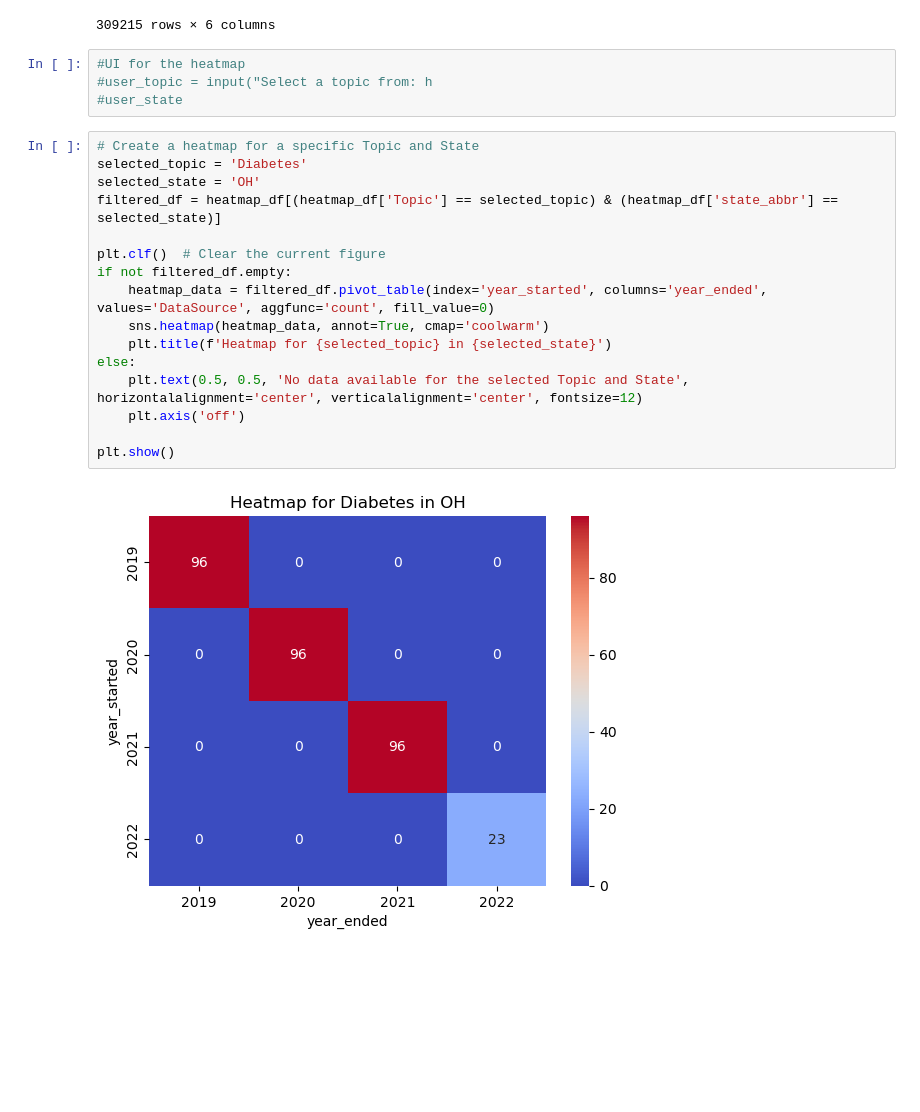
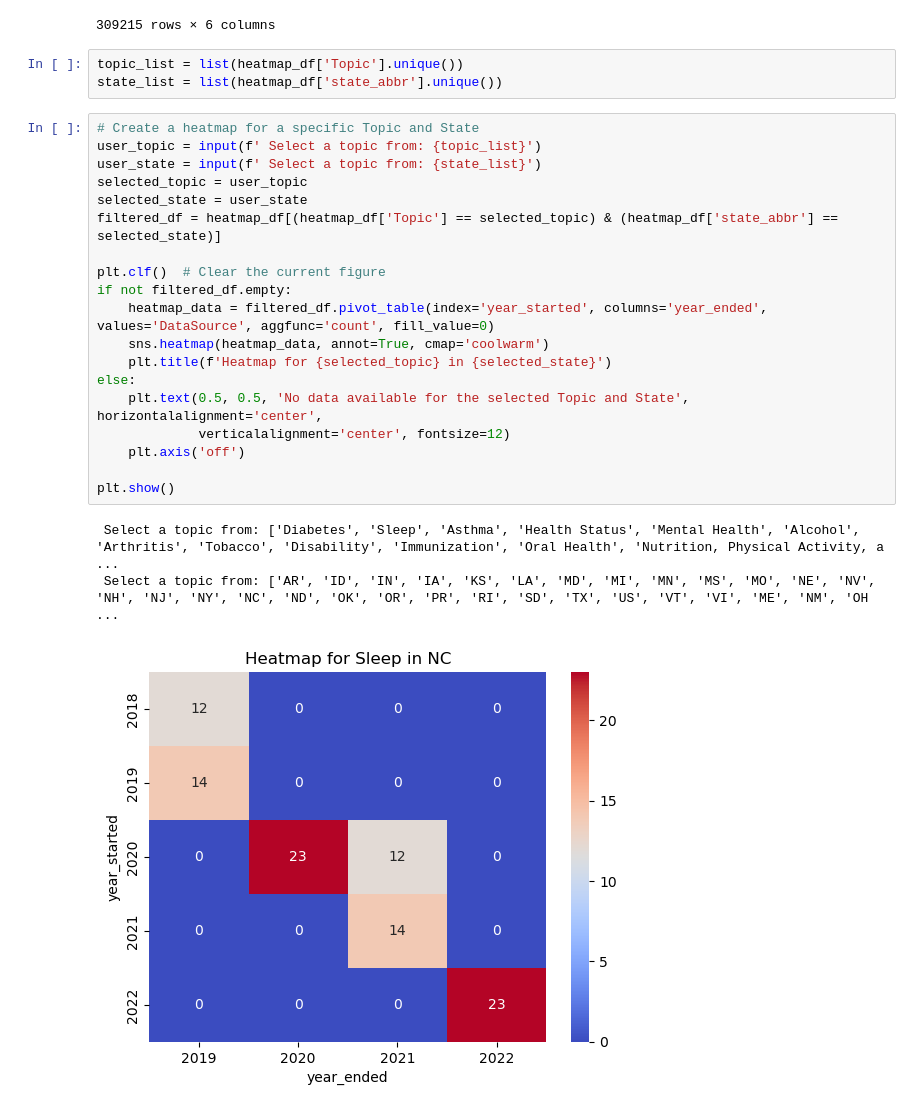
Before and after one commit to Nathan-Savage/chronic_diseases_project, a Jupyter notebook: chronic_diseases_ns.ipynb, the cells around one changed output. Saved outputs shown, nothing was run; the diff lists cells and outputs as text; blank space fills up the shorter version.

Commit message:
heatmap

```diff
--- a/chronic_diseases_ns.ipynb
+++ b/chronic_diseases_ns.ipynb
@@ -121,26 +121,30 @@ heatmap_df
 | 309213 | 2022 | 2022 | VT | Vermont | BRFSS | Social Determinants of Health |
 | 309214 | 2022 | 2022 | WA | Washington | BRFSS | Alcohol |
 309215 rows × 6 columns
-# %%
-#UI for the heatmap
-#user_topic = input("Select a topic from: h
-#user_state
+# %%
+topic_list = list(heatmap_df['Topic'].unique())
+state_list = list(heatmap_df['state_abbr'].unique())
 # %%
 # Create a heatmap for a specific Topic and State
-selected_topic = 'Diabetes'
-selected_state = 'OH'
+user_topic = input(f' Select a topic from: {topic_list}')
+user_state = input(f' Select a topic from: {state_list}')
+selected_topic = user_topic
+selected_state = user_state
 filtered_df = heatmap_df[(heatmap_df['Topic'] == selected_topic) & (heatmap_df['state_abbr'] == selected_state)]
 
 plt.clf()  # Clear the current figure
 if not filtered_df.empty:
     heatmap_data = filtered_df.pivot_table(index='year_started', columns='year_ended', values='DataSource', aggfunc='count', fill_value=0)
     sns.heatmap(heatmap_data, annot=True, cmap='coolwarm')
     plt.title(f'Heatmap for {selected_topic} in {selected_state}')
 else:
-    plt.text(0.5, 0.5, 'No data available for the selected Topic and State', horizontalalignment='center', verticalalignment='center', fontsize=12)
+    plt.text(0.5, 0.5, 'No data available for the selected Topic and State', horizontalalignment='center',
+             verticalalignment='center', fontsize=12)
     plt.axis('off')
 
 plt.show()
 # %% [output]
+ Select a topic from: ['Diabetes', 'Sleep', 'Asthma', 'Health Status', 'Mental Health', 'Alcohol', 'Arthritis', 'Tobacco', 'Disability', 'Immunization', 'Oral Health', 'Nutrition, Physical Activity, a ...
+ Select a topic from: ['AR', 'ID', 'IN', 'IA', 'KS', 'LA', 'MD', 'MI', 'MN', 'MS', 'MO', 'NE', 'NV', 'NH', 'NJ', 'NY', 'NC', 'ND', 'OK', 'OR', 'PR', 'RI', 'SD', 'TX', 'US', 'VT', 'VI', 'ME', 'NM', 'OH ...
-[figure, old version]
+[figure, new version]
 # %%
```
Also changed, not shown: parts of 2 cells of this notebook, 1 other file.
